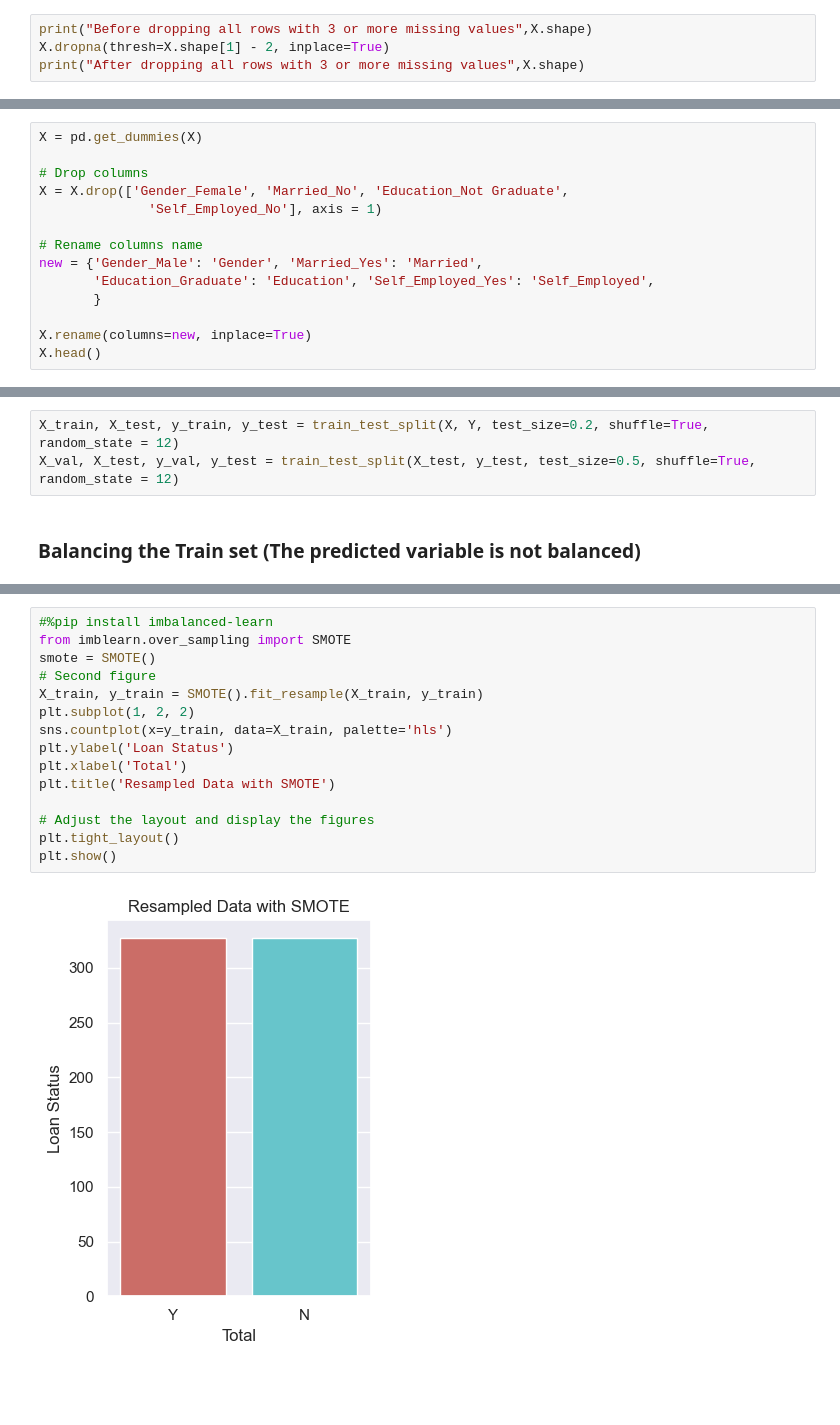
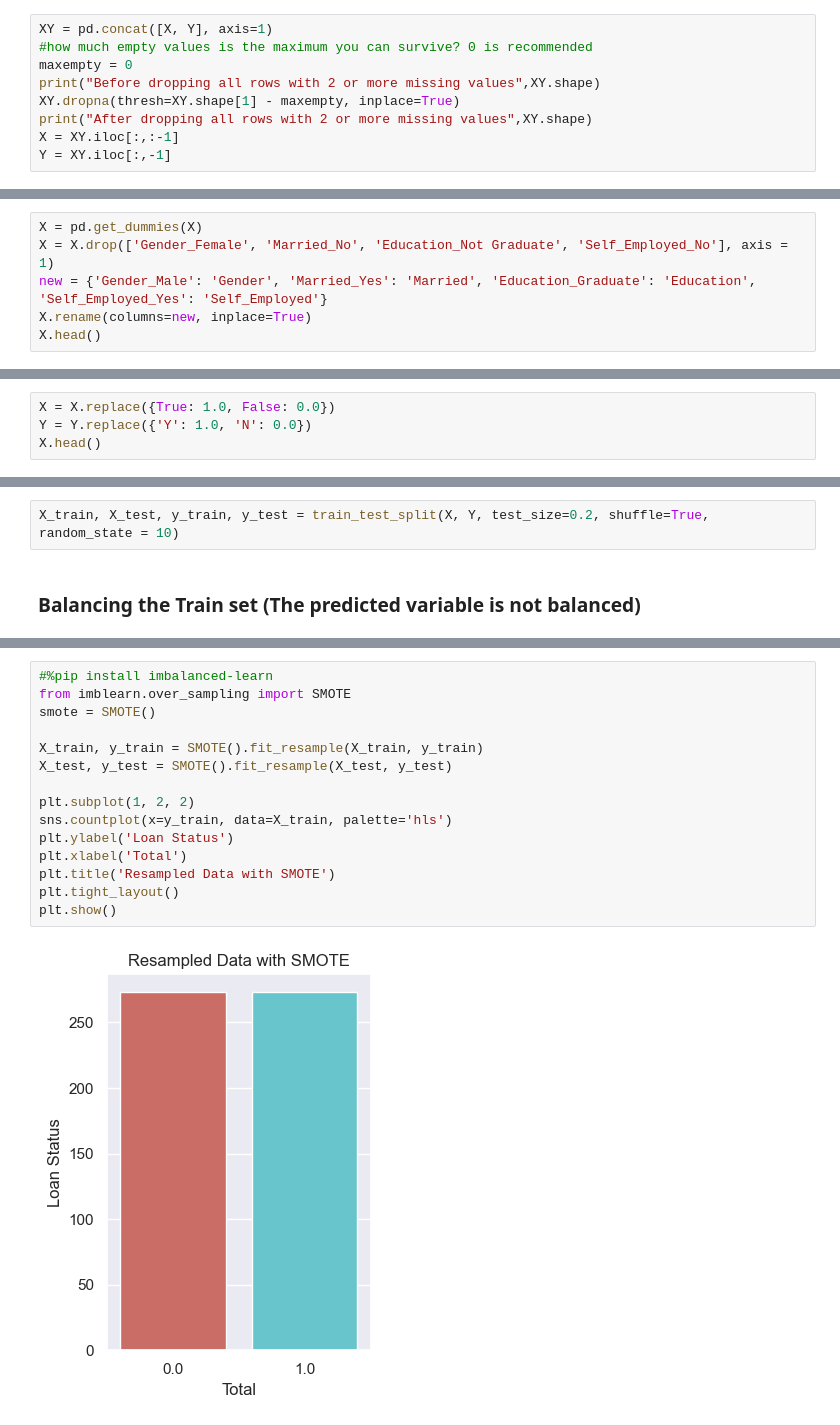
Before and after one commit to juliuszciazynski/Loan_Prediction, a Jupyter notebook: loans_final.ipynb, the cells around one changed output, grey strips where cells are left out. Drawn from its saved outputs; the diff is of its cells as text; blank space fills up the shorter version.

```diff
--- a/loans_final.ipynb
+++ b/loans_final.ipynb
@@ -128,7 +184,12 @@ Property_Area         0
 Loan_Status           0
 dtype: int64
 # %%
-print("Before dropping all rows with 3 or more missing values",X.shape)
-X.dropna(thresh=X.shape[1] - 2, inplace=True)
-print("After dropping all rows with 3 or more missing values",X.shape)
+XY = pd.concat([X, Y], axis=1)
+#how much empty values is the maximum you can survive? 0 is recommended
+maxempty = 0
+print("Before dropping all rows with 2 or more missing values",XY.shape)
+XY.dropna(thresh=XY.shape[1] - maxempty, inplace=True)
+print("After dropping all rows with 2 or more missing values",XY.shape)
+X = XY.iloc[:,:-1]
+Y = XY.iloc[:,-1]
 # %% [output]
@@ -173,15 +236,7 @@ X.head()
 # %%
 X = pd.get_dummies(X)
-
-# Drop columns
-X = X.drop(['Gender_Female', 'Married_No', 'Education_Not Graduate',
-              'Self_Employed_No'], axis = 1)
-
-# Rename columns name
-new = {'Gender_Male': 'Gender', 'Married_Yes': 'Married',
-       'Education_Graduate': 'Education', 'Self_Employed_Yes': 'Self_Employed',
-       }
-
+X = X.drop(['Gender_Female', 'Married_No', 'Education_Not Graduate', 'Self_Employed_No'], axis = 1)
+new = {'Gender_Male': 'Gender', 'Married_Yes': 'Married', 'Education_Graduate': 'Education', 'Self_Employed_Yes': 'Self_Employed'}
 X.rename(columns=new, inplace=True)
 X.head()
 # %% [output]
@@ -193,0 +251,4 @@ X.head()
+# %%
+X = X.replace({True: 1.0, False: 0.0})
+Y = Y.replace({'Y': 1.0, 'N': 0.0})
+X.head()
@@ -199,8 +269,7 @@ plt.show()
 # %% [markdown]
 ### Dividing into train, test and validation sets
 # %%
-X_train, X_test, y_train, y_test = train_test_split(X, Y, test_size=0.2, shuffle=True, random_state = 12)
-X_val, X_test, y_val, y_test = train_test_split(X_test, y_test, test_size=0.5, shuffle=True, random_state = 12)
+X_train, X_test, y_train, y_test = train_test_split(X, Y, test_size=0.2, shuffle=True, random_state = 10)
 # %% [markdown]
 ### Balancing the Train set (The predicted variable is not balanced)
 # %%
@@ -217,17 +284,17 @@ Text(0.5, 1.0, 'Original Data')
 # %%
 #%pip install imbalanced-learn
 from imblearn.over_sampling import SMOTE
 smote = SMOTE()
-# Second figure
+
 X_train, y_train = SMOTE().fit_resample(X_train, y_train)
+X_test, y_test = SMOTE().fit_resample(X_test, y_test)
+
 plt.subplot(1, 2, 2)
 sns.countplot(x=y_train, data=X_train, palette='hls')
 plt.ylabel('Loan Status')
 plt.xlabel('Total')
 plt.title('Resampled Data with SMOTE')
-
-# Adjust the layout and display the figures
 plt.tight_layout()
 plt.show()
 # %% [output]
-[figure, old version]
+[figure, new version]
```
Also changed, not shown: parts of 50 cells of this notebook.
